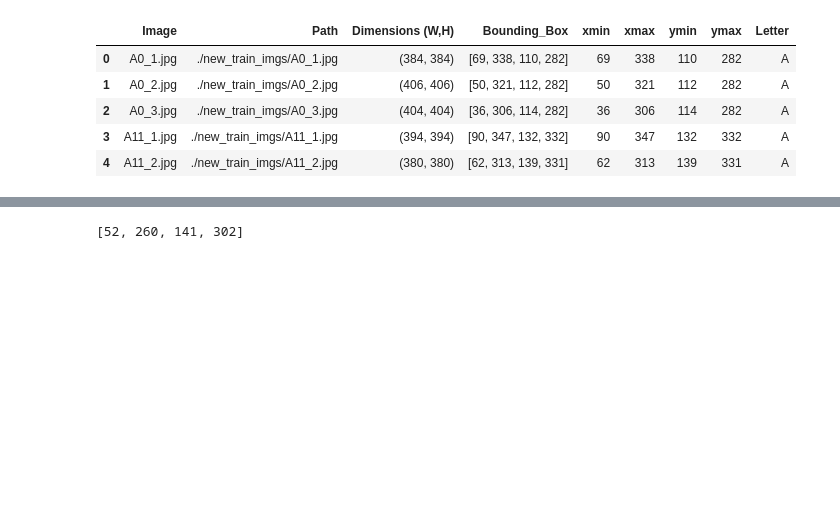
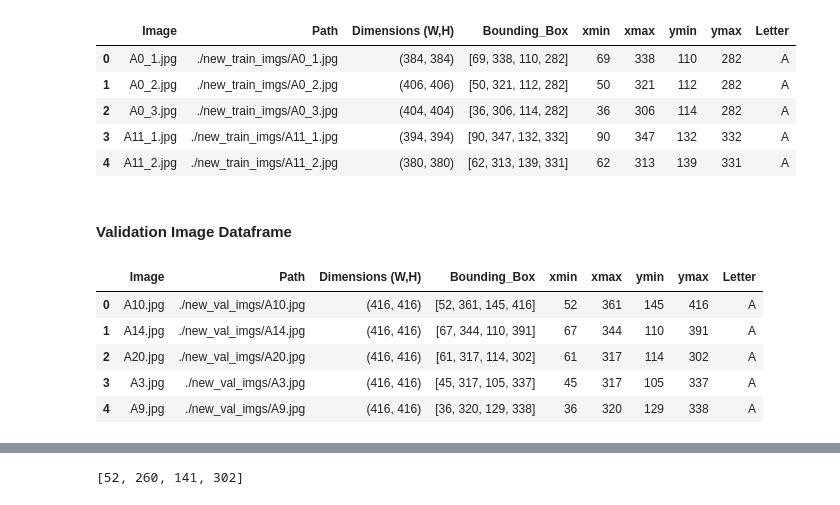
Before and after one commit to vmohan96/Sign-Language-Detection, a Jupyter notebook: 01. EDA.ipynb, the cells around one changed output, grey strips where cells are left out. Cells and saved outputs as stored; diff of their text form; code cells hidden in the pictures; blank space fills up the shorter version.

```diff
--- a/01. EDA.ipynb
+++ b/01. EDA.ipynb
@@ -133,6 +147,18 @@ for file in os.listdir(test_annotations):
     root[2].text = path
 
     xml.write(test_annotations.joinpath(file))
+# %%
+for file in os.listdir(val_annotations):
+
+    xml = et.parse(os.path.join(val_annotations, file))
+    root = xml.getroot()
+
+    filename = file.split('.xml')[0] + '.jpg'
+    root[1].text = filename
+    path = "./new_val_imgs/" + filename
+    root[2].text = path
+
+    xml.write(val_annotations.joinpath(file))
 # %% [markdown]
 The following are the important features in the XML we will want to extract:
 # %% [raw]
@@ -225,3 +255,48 @@ train_df.head()
 | 2 | A0_3.jpg | ./new_train_imgs/A0_3.jpg | (404, 404) | [36, 306, 114, 282] | 36 | 306 | 114 | 282 | A |
 | 3 | A11_1.jpg | ./new_train_imgs/A11_1.jpg | (394, 394) | [90, 347, 132, 332] | 90 | 347 | 132 | 332 | A |
 | 4 | A11_2.jpg | ./new_train_imgs/A11_2.jpg | (380, 380) | [62, 313, 139, 331] | 62 | 313 | 139 | 331 | A |
+# %% [markdown]
+#### Validation Image Dataframe
+# %%
+val_image_dict = {"Image": [],
+              "Path": [],
+              "Dimensions (W,H)": [],
+              "Bounding_Box": [],
+              "xmin": [],
+              "xmax": [],
+              "ymin": [],
+              "ymax": [],
+              "Letter": []
+             }
+
+
+for file in os.listdir(val_annotations):
+    row = []
+
+    xml = et.parse(os.path.join(val_annotations, file))
+    root = xml.getroot()
+
+    image = root[1].text
+    path = root[2].text
+    dimensions = int(root[4][0].text), int(root[4][1].text)
+    bounding_box = [int(root[6][5][i].text) for i in range(4)]
+    xmin, xmax, ymin, ymax = [int(root[6][5][i].text) for i in range(4)]
+    letter = root[6][0].text
+
+    for attr in image, path, dimensions, bounding_box, xmin, xmax, ymin, ymax, letter:
+        row.append(attr)
+
+    #print(row)
+    for i,each in enumerate(val_image_dict):
+        val_image_dict[each].append(row[i])
+
+
+val_df = pd.DataFrame(val_image_dict)
+val_df.head()
+# %% [output]
+|  | Image | Path | Dimensions (W,H) | Bounding_Box | xmin | xmax | ymin | ymax | Letter |
+| 0 | A10.jpg | ./new_val_imgs/A10.jpg | (416, 416) | [52, 361, 145, 416] | 52 | 361 | 145 | 416 | A |
+| 1 | A14.jpg | ./new_val_imgs/A14.jpg | (416, 416) | [67, 344, 110, 391] | 67 | 344 | 110 | 391 | A |
+| 2 | A20.jpg | ./new_val_imgs/A20.jpg | (416, 416) | [61, 317, 114, 302] | 61 | 317 | 114 | 302 | A |
+| 3 | A3.jpg | ./new_val_imgs/A3.jpg | (416, 416) | [45, 317, 105, 337] | 45 | 317 | 105 | 337 | A |
+| 4 | A9.jpg | ./new_val_imgs/A9.jpg | (416, 416) | [36, 320, 129, 338] | 36 | 320 | 129 | 338 | A |
```
Also changed, not shown: parts of 29 cells of this notebook, 12 other files.
